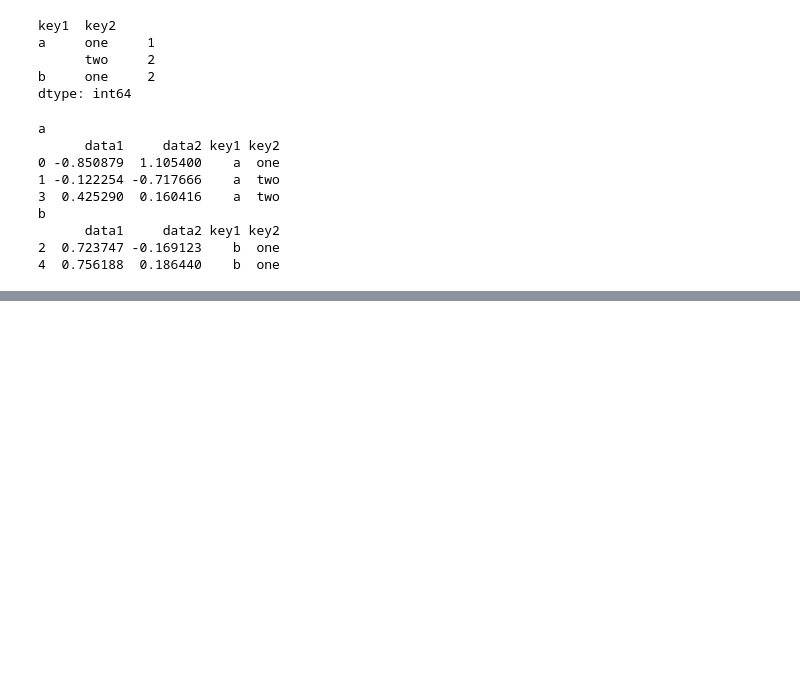
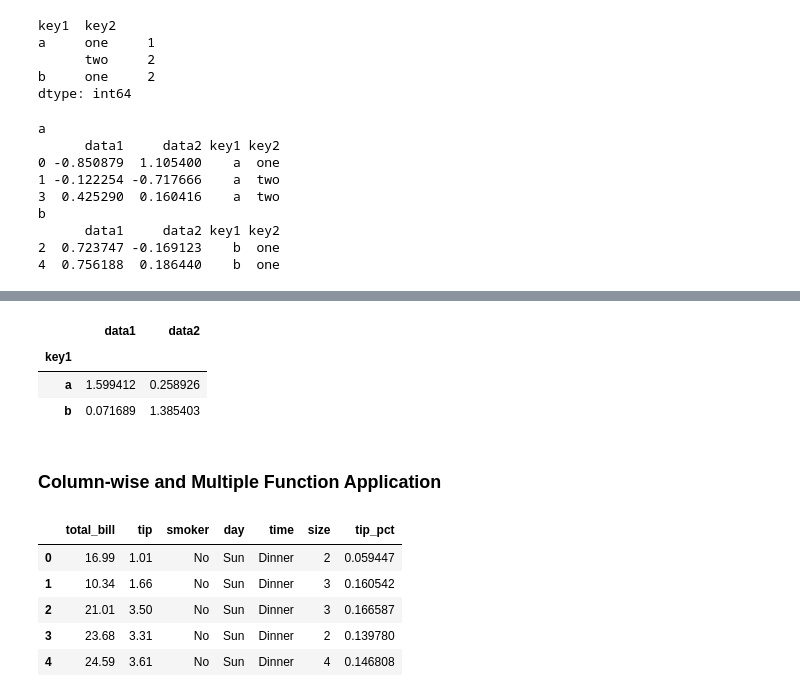
Before and after one commit to wonderui/Python-Practice, a Jupyter notebook: 3_Libraries/pandas_essentials.ipynb, the cells around one changed output, grey strips where cells are left out. Saved outputs shown, nothing was run; the diff lists cells and outputs as text; code cells hidden in the pictures; blank space fills up the shorter version.

```diff
--- a/3_Libraries/pandas_essentials.ipynb
+++ b/3_Libraries/pandas_essentials.ipynb
@@ -1413,0 +1518,22 @@ b
+# %%
+grouped.agg(peak_to_peak)
+# %% [output]
+|  | data1 | data2 |
+| key1 |  |  |
+| a | 1.599412 | 0.258926 |
+| b | 0.071689 | 1.385403 |
+# %% [markdown]
+### Column-wise and Multiple Function Application
+# %%
+tips = pd.read_csv('datasets/tips.csv')
+# %%
+tips['tip_pct'] = tips['tip'] / tips['total_bill']
+# %%
+tips.head()
+# %% [output]
+|  | total_bill | tip | smoker | day | time | size | tip_pct |
+| 0 | 16.99 | 1.01 | No | Sun | Dinner | 2 | 0.059447 |
+| 1 | 10.34 | 1.66 | No | Sun | Dinner | 3 | 0.160542 |
+| 2 | 21.01 | 3.50 | No | Sun | Dinner | 3 | 0.166587 |
+| 3 | 23.68 | 3.31 | No | Sun | Dinner | 2 | 0.139780 |
+| 4 | 24.59 | 3.61 | No | Sun | Dinner | 4 | 0.146808 |
```
Also changed, not shown: parts of 17 cells of this notebook, 1 other file.
